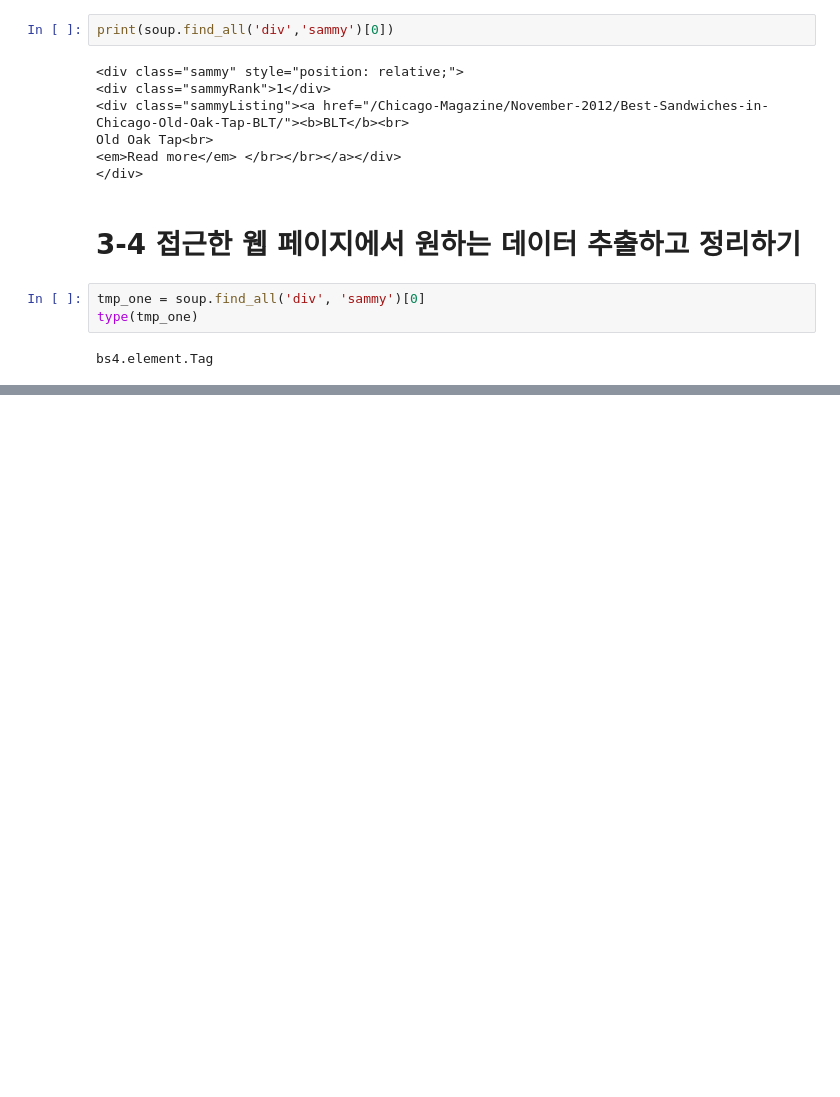
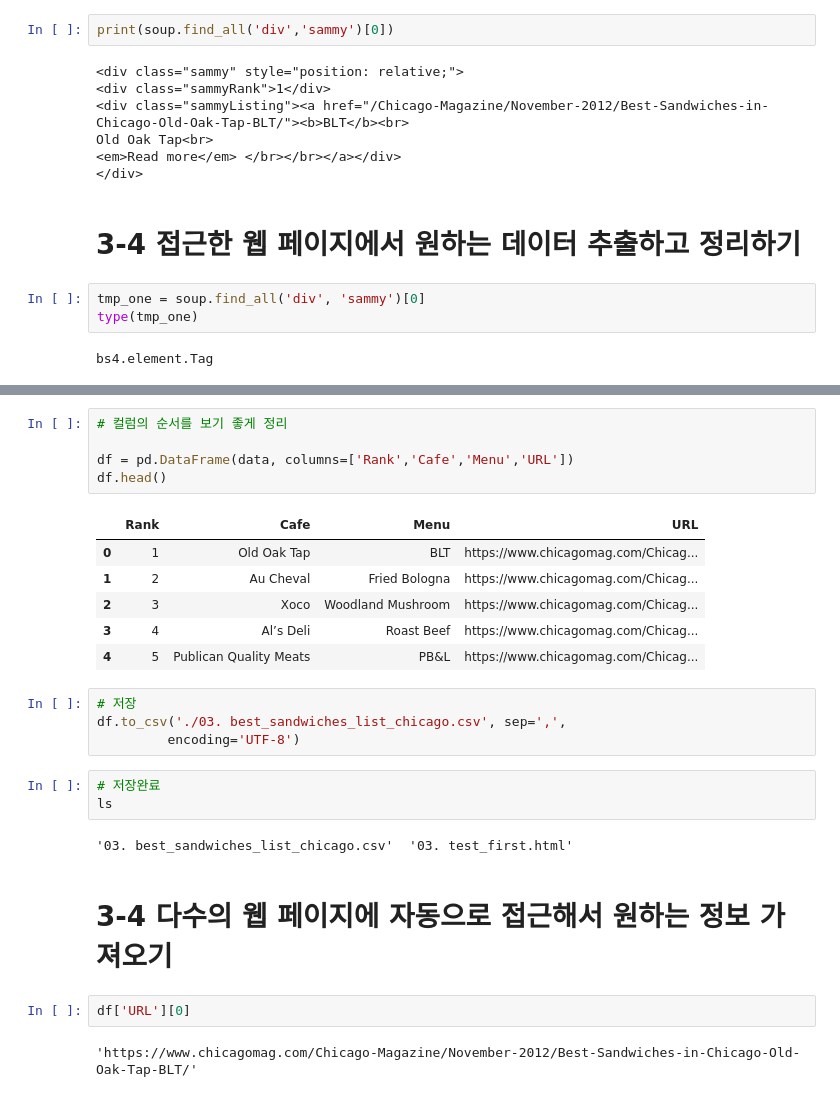
Before and after one commit to jihyunjeongme/datascience-example-python, a Jupyter notebook: 3장_시카고_샌드위치_맛집_분석.ipynb, the cells around one changed output, grey strips where cells are left out. Drawn from its saved outputs; the diff is of its cells as text; blank space fills up the shorter version.

```diff
--- a/3장_시카고_샌드위치_맛집_분석.ipynb
+++ b/3장_시카고_샌드위치_맛집_분석.ipynb
@@ -441,0 +542,27 @@ bs4.element.Tag
+# %%
+# 컬럼의 순서를 보기 좋게 정리
+
+df = pd.DataFrame(data, columns=['Rank','Cafe','Menu','URL'])
+df.head()
+# %% [output]
+|  | Rank | Cafe | Menu | URL |
+| 0 | 1 | Old Oak Tap | BLT | https://www.chicagomag.com/Chicag... |
+| 1 | 2 | Au Cheval | Fried Bologna | https://www.chicagomag.com/Chicag... |
+| 2 | 3 | Xoco | Woodland Mushroom | https://www.chicagomag.com/Chicag... |
+| 3 | 4 | Al’s Deli | Roast Beef | https://www.chicagomag.com/Chicag... |
+| 4 | 5 | Publican Quality Meats | PB&L | https://www.chicagomag.com/Chicag... |
+# %%
+# 저장
+df.to_csv('./03. best_sandwiches_list_chicago.csv', sep=',',
+         encoding='UTF-8')
+# %%
+# 저장완료
+ls
+# %% [output]
+'03. best_sandwiches_list_chicago.csv'  '03. test_first.html'
+# %% [markdown]
+# 3-4 다수의 웹 페이지에 자동으로 접근해서 원하는 정보 가져오기
+# %%
+df['URL'][0]
+# %% [output]
+'https://www.chicagomag.com/Chicago-Magazine/November-2012/Best-Sandwiches-in-Chicago-Old-Oak-Tap-BLT/'
```
Also changed, not shown: parts of 12 cells of this notebook.
